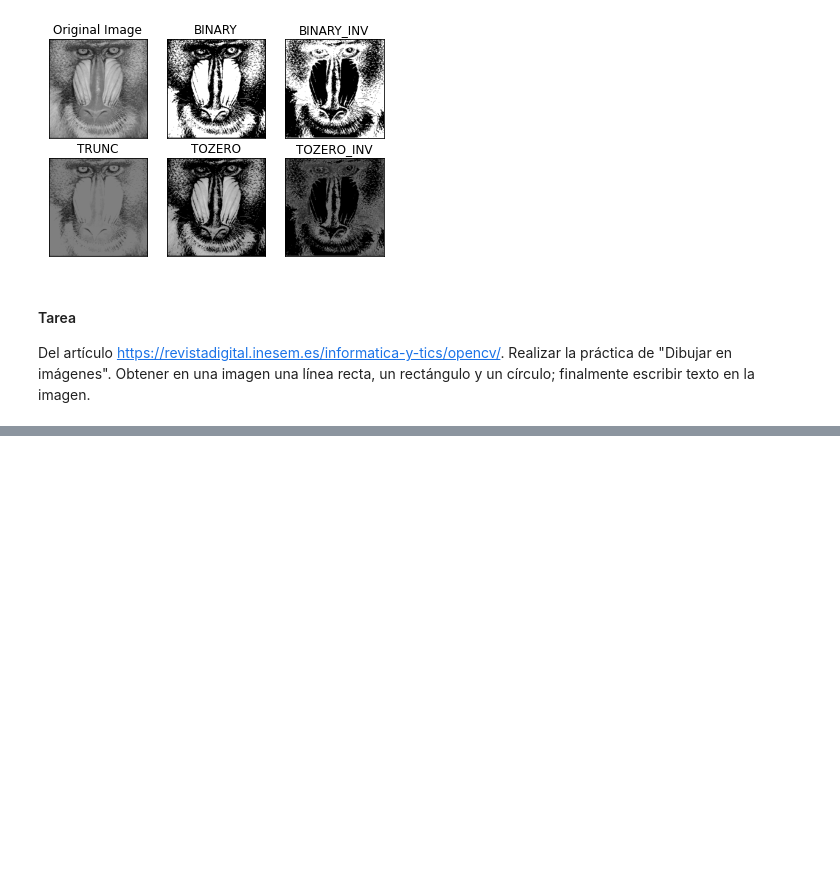
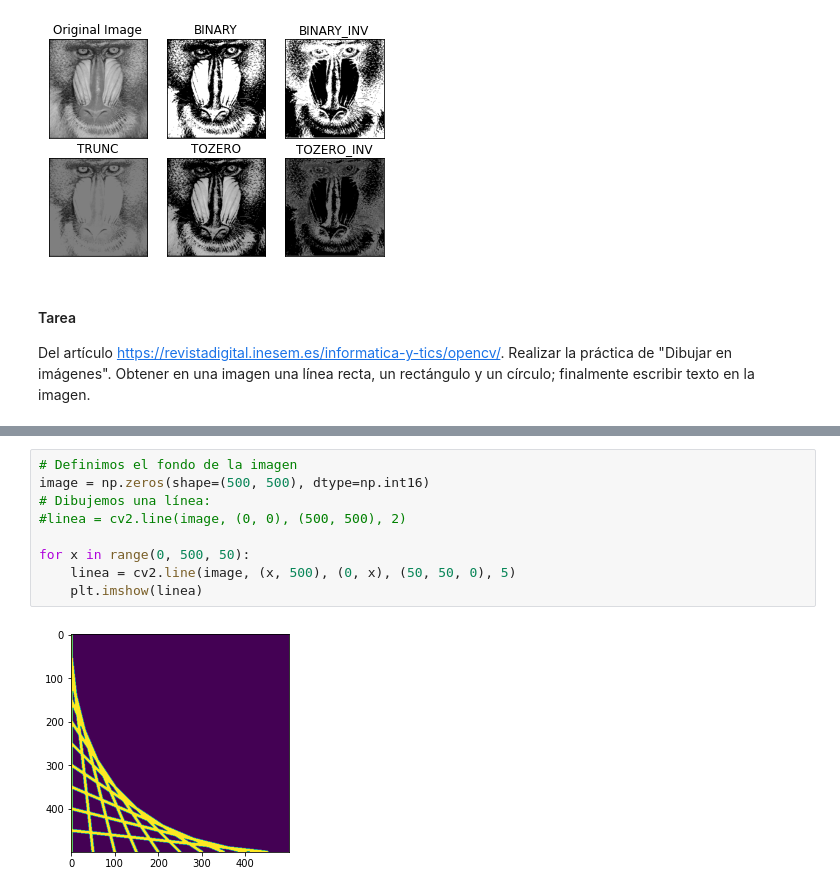
Before and after one commit to danielfrgs/2022_1-RECONOCIMIENTO-PATRONES, a Jupyter notebook: Practicas/P2/representacion_imagen.ipynb, the cells around one changed output, grey strips where cells are left out. Cells and saved outputs as stored; diff of their text form; blank space fills up the shorter version.

```diff
--- a/Practicas/P2/representacion_imagen.ipynb
+++ b/Practicas/P2/representacion_imagen.ipynb
@@ -141,0 +166,11 @@ Del artículo https://revistadigital.inesem.es/informatica-y-tics/opencv/. Reali
+# %%
+# Definimos el fondo de la imagen
+image = np.zeros(shape=(500, 500), dtype=np.int16)
+# Dibujemos una línea:
+#linea = cv2.line(image, (0, 0), (500, 500), 2)
+
+for x in range(0, 500, 50):
+    linea = cv2.line(image, (x, 500), (0, x), (50, 50, 0), 5)
+    plt.imshow(linea)
+# %% [output]
+[figure, added]
```
Also changed, not shown: parts of 8 cells of this notebook, 1 other file.
